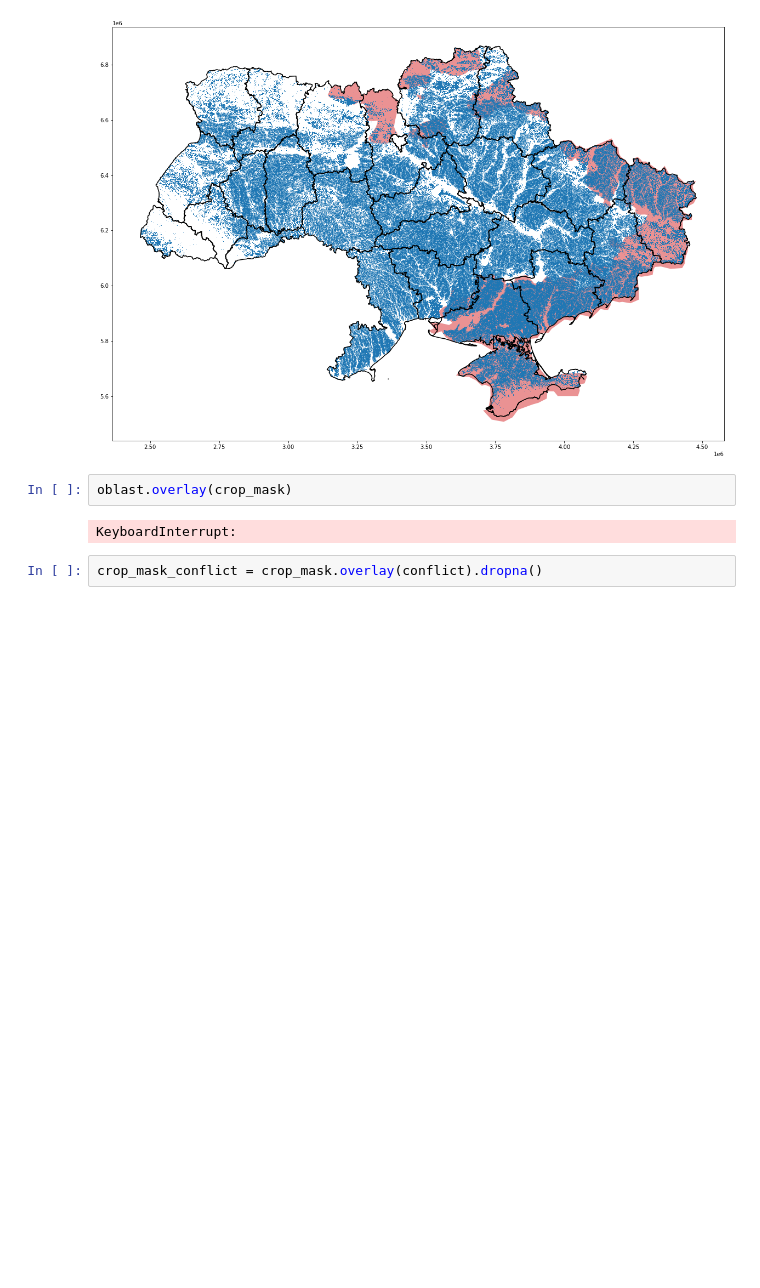
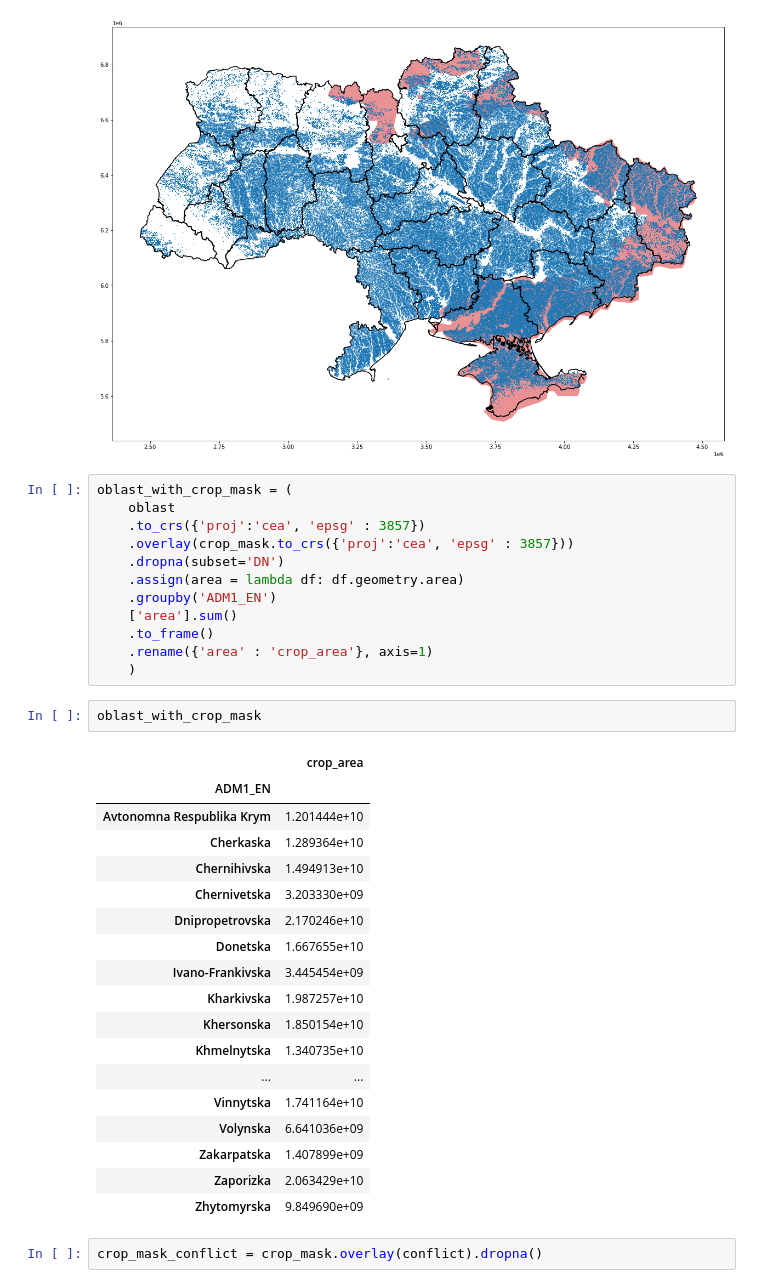
Before and after one commit to amichuda/ukraine-agri-impacts-dashboard, a Jupyter notebook: main.ipynb, the cells around one changed output. Saved outputs shown, nothing was run; the diff lists cells and outputs as text; blank space fills up the shorter version.

```diff
--- a/main.ipynb
+++ b/main.ipynb
@@ -17,9 +17,38 @@ crop_mask.plot('DN', ax=ax, categorical=True)
 # %% [output]
 <AxesSubplot:>
 [figure]
-# %%
-oblast.overlay(crop_mask)
-# %% [output]
-KeyboardInterrupt:
+# %%
+oblast_with_crop_mask = (
+    oblast
+    .to_crs({'proj':'cea', 'epsg' : 3857})
+    .overlay(crop_mask.to_crs({'proj':'cea', 'epsg' : 3857}))
+    .dropna(subset='DN')
+    .assign(area = lambda df: df.geometry.area)
+    .groupby('ADM1_EN')
+    ['area'].sum()
+    .to_frame()
+    .rename({'area' : 'crop_area'}, axis=1)
+    )
+# %%
+oblast_with_crop_mask
+# %% [output]
+|  | crop_area |
+| ADM1_EN |  |
+| Avtonomna Respublika Krym | 1.201444e+10 |
+| Cherkaska | 1.289364e+10 |
+| Chernihivska | 1.494913e+10 |
+| Chernivetska | 3.203330e+09 |
+| Dnipropetrovska | 2.170246e+10 |
+| Donetska | 1.667655e+10 |
+| Ivano-Frankivska | 3.445454e+09 |
+| Kharkivska | 1.987257e+10 |
+| Khersonska | 1.850154e+10 |
+| Khmelnytska | 1.340735e+10 |
+| ... | ... |
+| Vinnytska | 1.741164e+10 |
+| Volynska | 6.641036e+09 |
+| Zakarpatska | 1.407899e+09 |
+| Zaporizka | 2.063429e+10 |
+| Zhytomyrska | 9.849690e+09 |
 # %%
 crop_mask_conflict = crop_mask.overlay(conflict).dropna()
```
Also changed, not shown: parts of 10 cells of this notebook.
